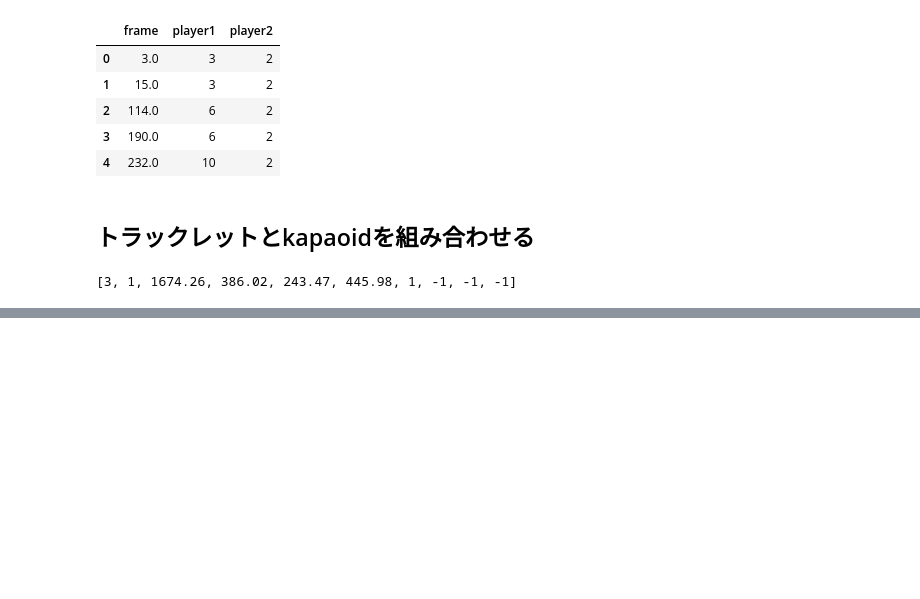
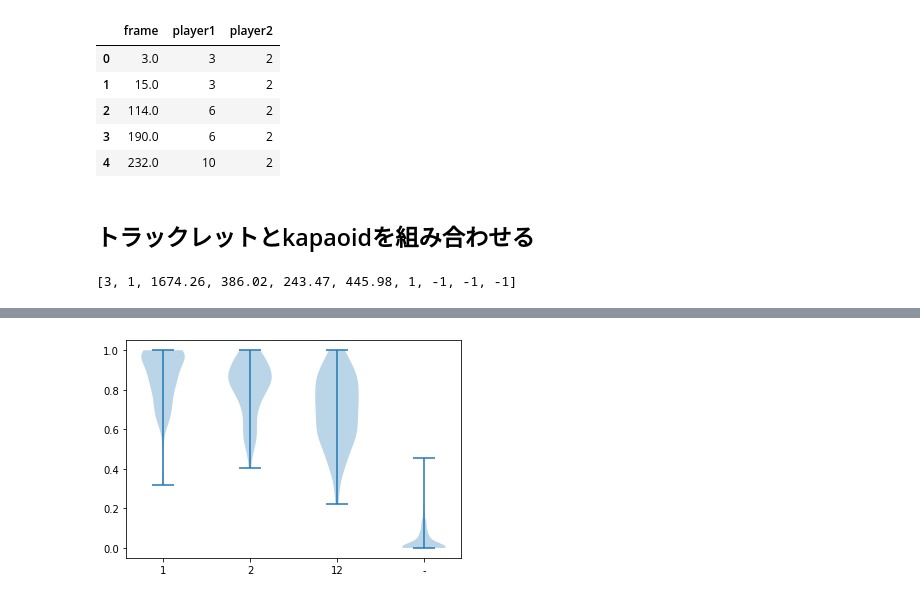
Before and after one commit to mei28/deep_sort, a Jupyter notebook: exp/20220609/rally.ipynb, the cells around one changed output, grey strips where cells are left out. Cells and saved outputs as stored; diff of their text form; code cells hidden in the pictures; blank space fills up the shorter version.

```diff
--- a/exp/20220609/rally.ipynb
+++ b/exp/20220609/rally.ipynb
@@ -204,0 +258,15 @@ Wall time: 15min 40s
+# %%
+def is_exist(df:pd.Series,column_name:str):
+    """存在するかチェック"""
+    return df[column_name+'_fill'] in (set(df['player_ids']))
+# %%
+%%time
+_tmp_df = merged_df.copy()
+progress_bar = tqdm(range(len(_tmp_df)),total=len(_tmp_df))
+for i in progress_bar:
+    row_df = _tmp_df.iloc[i,:]
+    for c in ['player1','player2']:
+        _tmp_df.loc[i,c+'_exist'] = 1 if is_exist(row_df,c) else 0
+
+_tmp_df['player12_exist'] = (_tmp_df['player1_exist'] + _tmp_df['player2_exist']).apply(lambda x: 1 if x>=2 else 0)
+_tmp_df['player_nexist'] = (_tmp_df['player1_exist'] + _tmp_df['player2_exist']).apply(lambda x: 1 if x<=0 else 0)
@@ -204,0 +288,29 @@ Wall time: 15min 40s
+# %%
+groups_ids = _tmp_df.groupby('group').groups
+# %%
+player1_exist_list = []
+player2_exist_list = []
+player12_exist_list = []
+player_nexist_list = []
+
+
+for k,v in groups_ids.items():
+    group_df = _tmp_df.iloc[v,:]
+    group_df = group_df[['player1_exist','player2_exist','player12_exist','player_nexist']].mean()
+    a = group_df.iloc[0]
+    b = group_df.iloc[1]
+    c = group_df.iloc[2]
+    d = group_df.iloc[3]
+    player1_exist_list.append(a)
+    player2_exist_list.append(b)
+    player12_exist_list.append(c)
+    player_nexist_list.append(d)
+# %%
+fig = plt.figure()
+ax = fig.add_subplot(111)
+ax.violinplot([player1_exist_list,player2_exist_list,player12_exist_list,player_nexist_list])
+ax.set_xticks([1,2,3,4])
+ax.set_xticklabels(['1','2','12','-'])
+plt.show()
+# %% [output]
+[figure, added]
```
Also changed, not shown: parts of 17 cells of this notebook, 1 other file.
